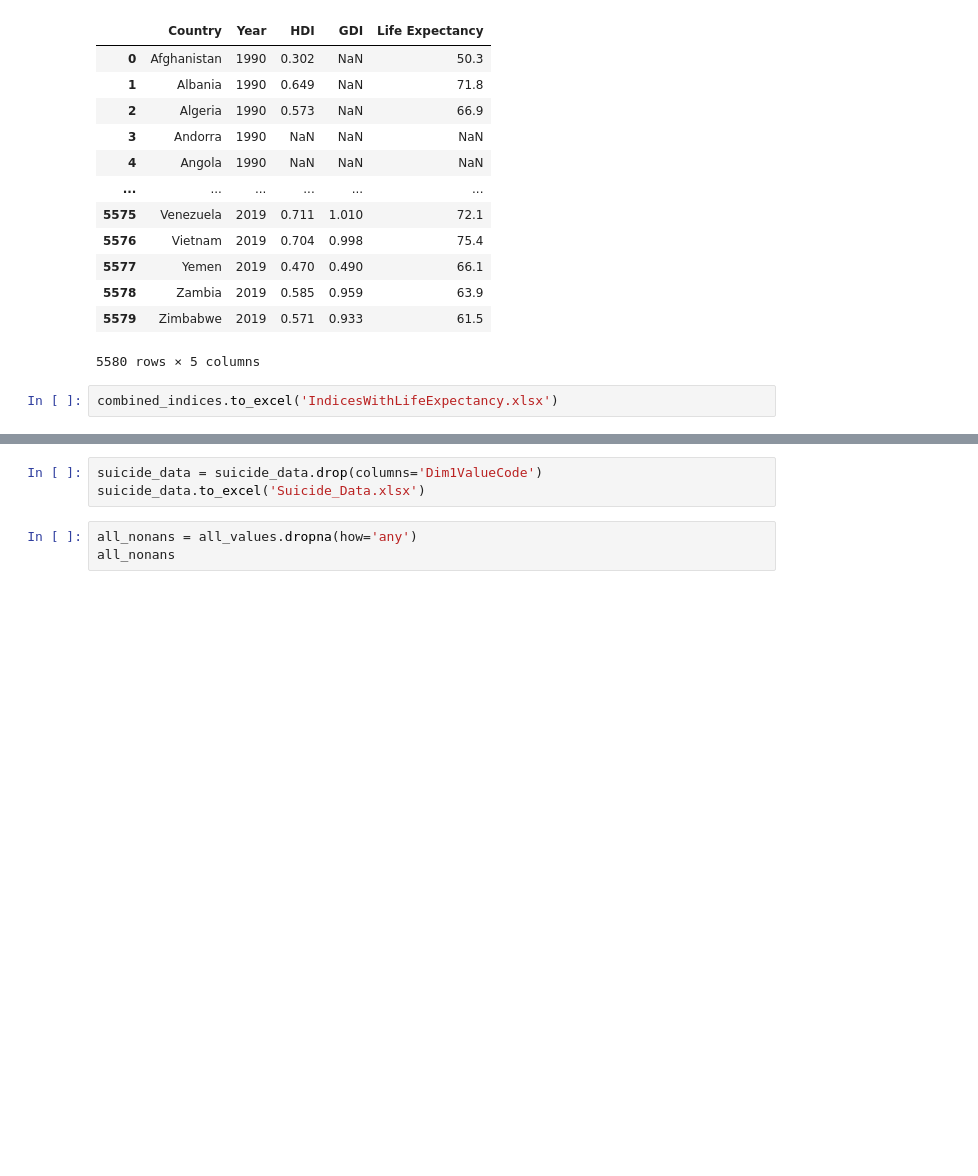
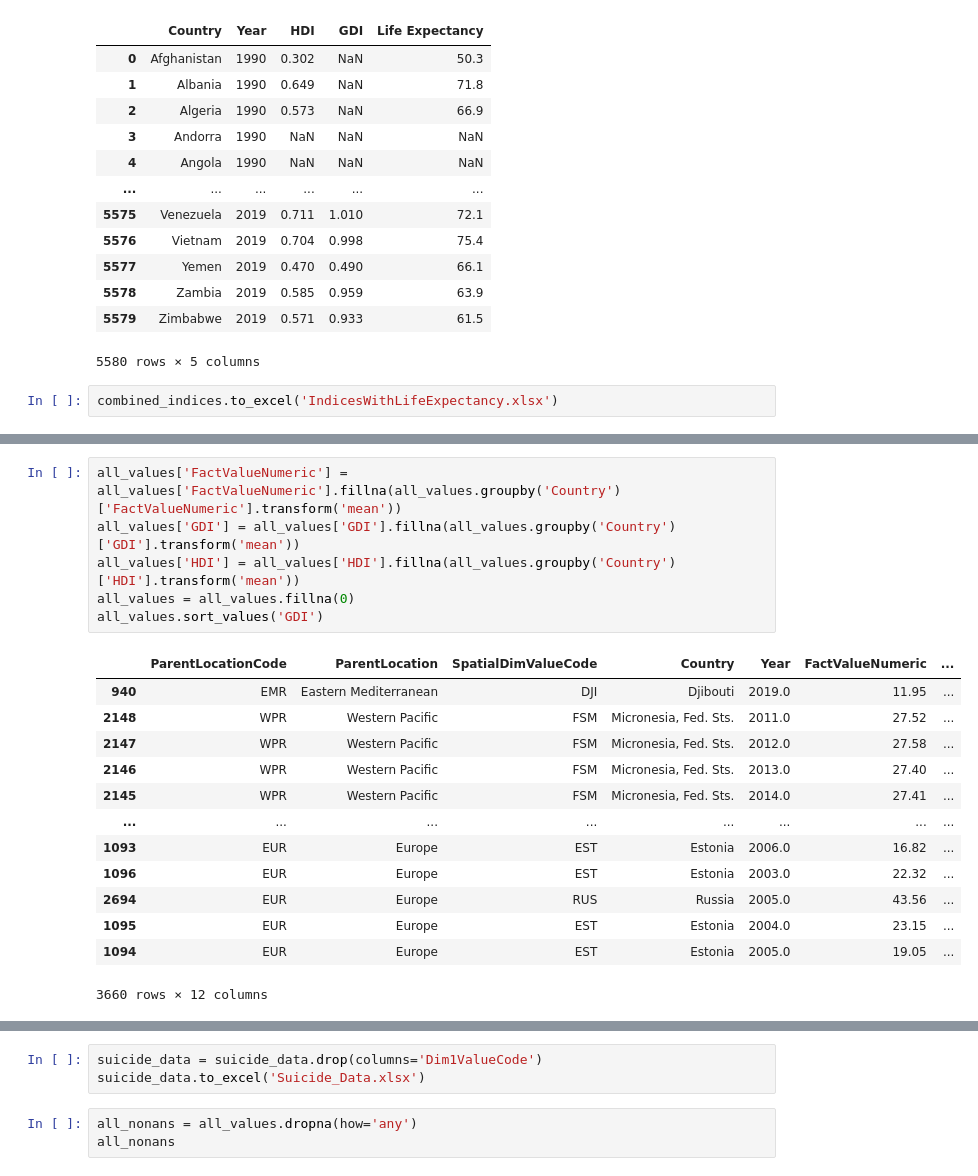
Before and after one commit to HowardKim/571-viz, a Jupyter notebook: data-eng.ipynb, the cells around one changed output, grey strips where cells are left out. Cells and saved outputs as stored; diff of their text form; blank space fills up the shorter version.

```diff
--- a/data-eng.ipynb
+++ b/data-eng.ipynb
@@ -188,0 +199,20 @@ bt_suicide_data.to_excel('All_data.xlsx')
+# %%
+all_values['FactValueNumeric'] = all_values['FactValueNumeric'].fillna(all_values.groupby('Country')['FactValueNumeric'].transform('mean'))
+all_values['GDI'] = all_values['GDI'].fillna(all_values.groupby('Country')['GDI'].transform('mean'))
+all_values['HDI'] = all_values['HDI'].fillna(all_values.groupby('Country')['HDI'].transform('mean'))
+all_values = all_values.fillna(0)
+all_values.sort_values('GDI')
+# %% [output]
+|  | ParentLocationCode | ParentLocation | SpatialDimValueCode | Country | Year | FactValueNumeric | ... |
+| 940 | EMR | Eastern Mediterranean | DJI | Djibouti | 2019.0 | 11.95 | ... |
+| 2148 | WPR | Western Pacific | FSM | Micronesia, Fed. Sts. | 2011.0 | 27.52 | ... |
+| 2147 | WPR | Western Pacific | FSM | Micronesia, Fed. Sts. | 2012.0 | 27.58 | ... |
+| 2146 | WPR | Western Pacific | FSM | Micronesia, Fed. Sts. | 2013.0 | 27.40 | ... |
+| 2145 | WPR | Western Pacific | FSM | Micronesia, Fed. Sts. | 2014.0 | 27.41 | ... |
+| ... | ... | ... | ... | ... | ... | ... | ... |
+| 1093 | EUR | Europe | EST | Estonia | 2006.0 | 16.82 | ... |
+| 1096 | EUR | Europe | EST | Estonia | 2003.0 | 22.32 | ... |
+| 2694 | EUR | Europe | RUS | Russia | 2005.0 | 43.56 | ... |
+| 1095 | EUR | Europe | EST | Estonia | 2004.0 | 23.15 | ... |
+| 1094 | EUR | Europe | EST | Estonia | 2005.0 | 19.05 | ... |
+3660 rows × 12 columns
```
Also changed, not shown: parts of 13 cells of this notebook, 3 other files.
